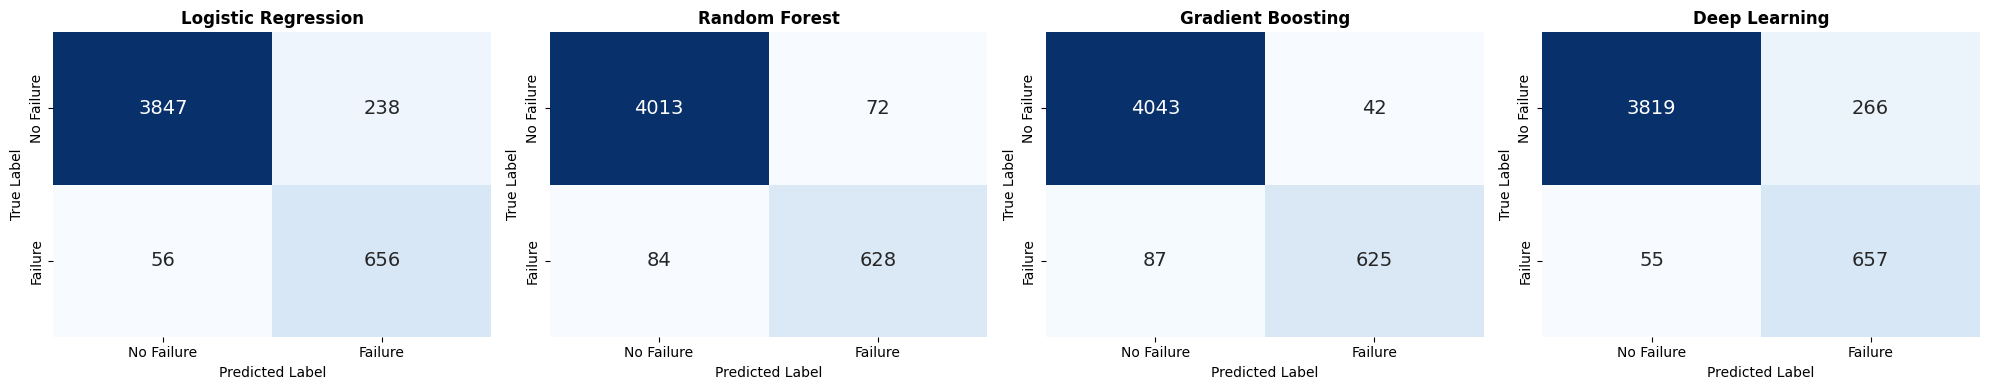
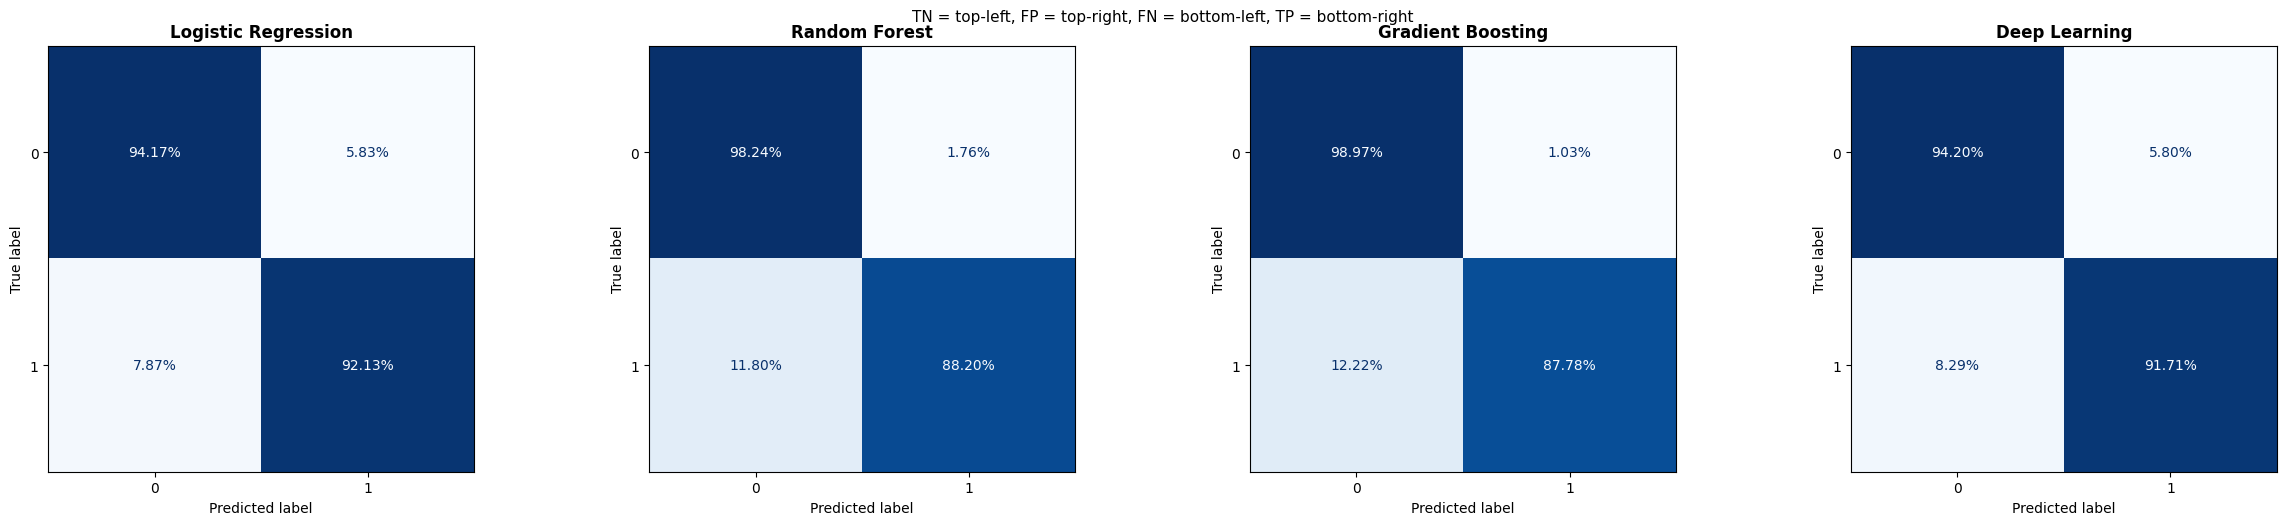
The change to this notebook cell's code, shown as a diff; its figure went from the first image to the second:
--- before
+++ after
@@ -1,3 +1,3 @@
-fig, axes = plt.subplots(1, 4, figsize=(20, 4))
+fig, axes = plt.subplots(1, 4, figsize=(24, 5), constrained_layout=True)
 
 for idx, (name, y_pred) in enumerate([
@@ -7,13 +7,22 @@
     ('Deep Learning', y_pred_mlp)
 ]):
-    cm = confusion_matrix(y_test, y_pred)
-    sns.heatmap(cm, annot=True, fmt='d', cmap='Blues', ax=axes[idx], 
-                cbar=False, annot_kws={'size': 14})
-    axes[idx].set_title(f'{name}', fontsize=12, fontweight='bold')
-    axes[idx].set_ylabel('True Label')
-    axes[idx].set_xlabel('Predicted Label')
-    axes[idx].set_xticklabels(['No Failure', 'Failure'])
-    axes[idx].set_yticklabels(['No Failure', 'Failure'])
+    ConfusionMatrixDisplay.from_predictions(
+        y_test,
+        y_pred,
+        normalize='true',
+        # display_labels=['No Failure', 'Failure'],
+        cmap='Blues',
+        values_format='.2%',
+        ax=axes[idx],
+        colorbar=False
+    )
+    axes[idx].set_title(name, fontweight='bold')
+    axes[idx].set_xlabel('Predicted label')
+    axes[idx].set_ylabel('True label')
 
-plt.tight_layout()
+fig.suptitle(
+    'TN = top-left, FP = top-right, FN = bottom-left, TP = bottom-right',
+    y=1.02,
+    fontsize=11
+)
 plt.show()

Commit: Changement dans la matrice de confusion